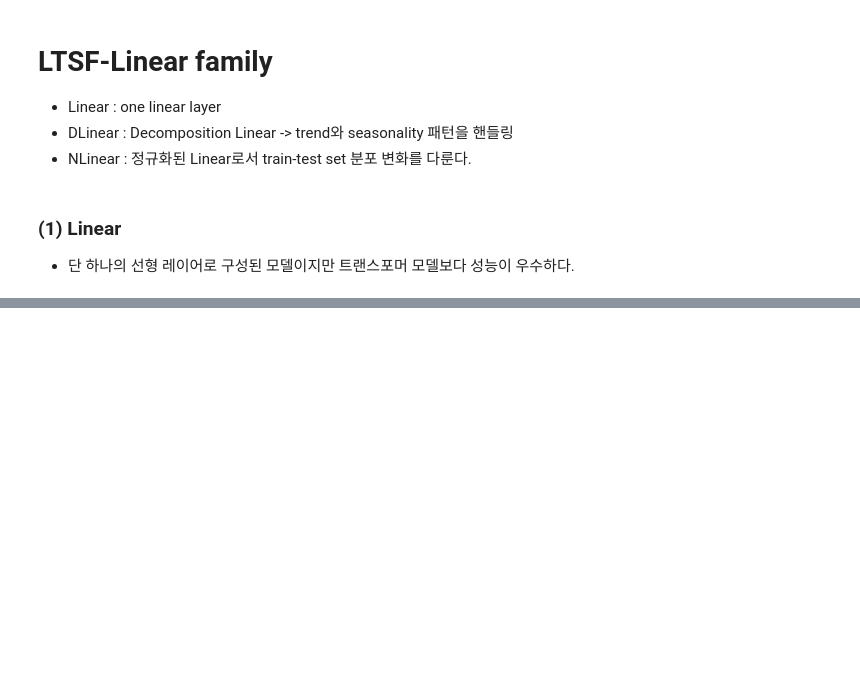
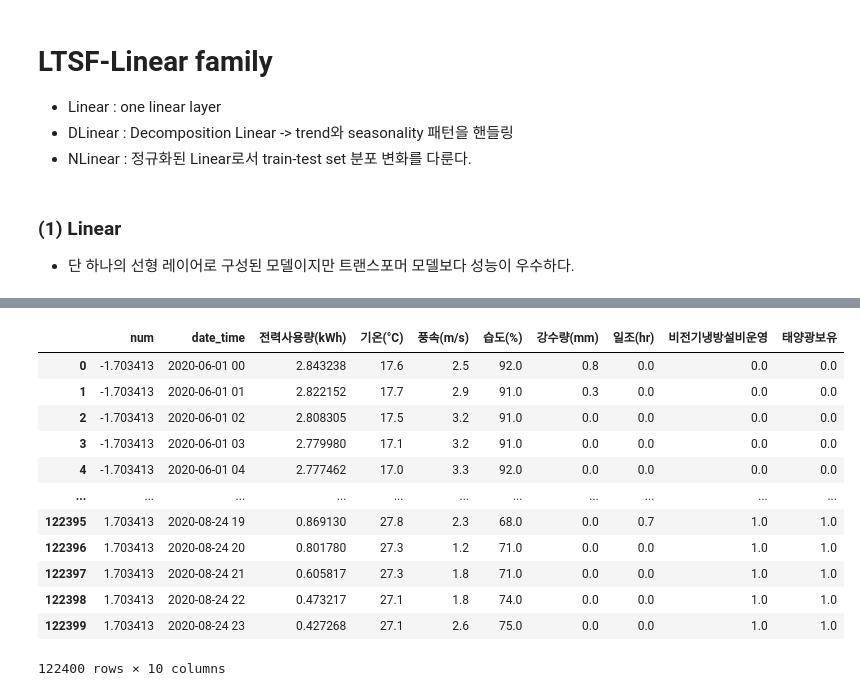
Before and after one commit to epzlfnql/Automated-Trading-Systems, a Jupyter notebook: 장기시계열예측_방법론/LTSF.ipynb, the cells around one changed output, grey strips where cells are left out. Cells and saved outputs as stored; diff of their text form; code cells hidden in the pictures; blank space fills up the shorter version.

```diff
--- a/장기시계열예측_방법론/LTSF.ipynb
+++ b/장기시계열예측_방법론/LTSF.ipynb
@@ -53,3 +444,19 @@ class LTSF_Linear(torch.nn.Module):
+# %%
+train_df
+# %% [output]
+|  | num | date_time | 전력사용량(kWh) | 기온(°C) | 풍속(m/s) | 습도(%) | 강수량(mm) | 일조(hr) | 비전기냉방설비운영 | 태양광보유 |
+| 0 | -1.703413 | 2020-06-01 00 | 2.843238 | 17.6 | 2.5 | 92.0 | 0.8 | 0.0 | 0.0 | 0.0 |
+| 1 | -1.703413 | 2020-06-01 01 | 2.822152 | 17.7 | 2.9 | 91.0 | 0.3 | 0.0 | 0.0 | 0.0 |
+| 2 | -1.703413 | 2020-06-01 02 | 2.808305 | 17.5 | 3.2 | 91.0 | 0.0 | 0.0 | 0.0 | 0.0 |
+| 3 | -1.703413 | 2020-06-01 03 | 2.779980 | 17.1 | 3.2 | 91.0 | 0.0 | 0.0 | 0.0 | 0.0 |
+| 4 | -1.703413 | 2020-06-01 04 | 2.777462 | 17.0 | 3.3 | 92.0 | 0.0 | 0.0 | 0.0 | 0.0 |
+| ... | ... | ... | ... | ... | ... | ... | ... | ... | ... | ... |
+| 122395 | 1.703413 | 2020-08-24 19 | 0.869130 | 27.8 | 2.3 | 68.0 | 0.0 | 0.7 | 1.0 | 1.0 |
+| 122396 | 1.703413 | 2020-08-24 20 | 0.801780 | 27.3 | 1.2 | 71.0 | 0.0 | 0.0 | 1.0 | 1.0 |
+| 122397 | 1.703413 | 2020-08-24 21 | 0.605817 | 27.3 | 1.8 | 71.0 | 0.0 | 0.0 | 1.0 | 1.0 |
+| 122398 | 1.703413 | 2020-08-24 22 | 0.473217 | 27.1 | 1.8 | 74.0 | 0.0 | 0.0 | 1.0 | 1.0 |
+| 122399 | 1.703413 | 2020-08-24 23 | 0.427268 | 27.1 | 2.6 | 75.0 | 0.0 | 0.0 | 1.0 | 1.0 |
+122400 rows × 10 columns
 # %%
 class moving_avg(nn.Module): # Module은 또한 다른 모듈들을 담고있다, tree구조로 품고 있다. submodule들을 특성들로 할당할 수 있다.
     """
```
Also changed, not shown: parts of 13 cells of this notebook, 1 other file.
